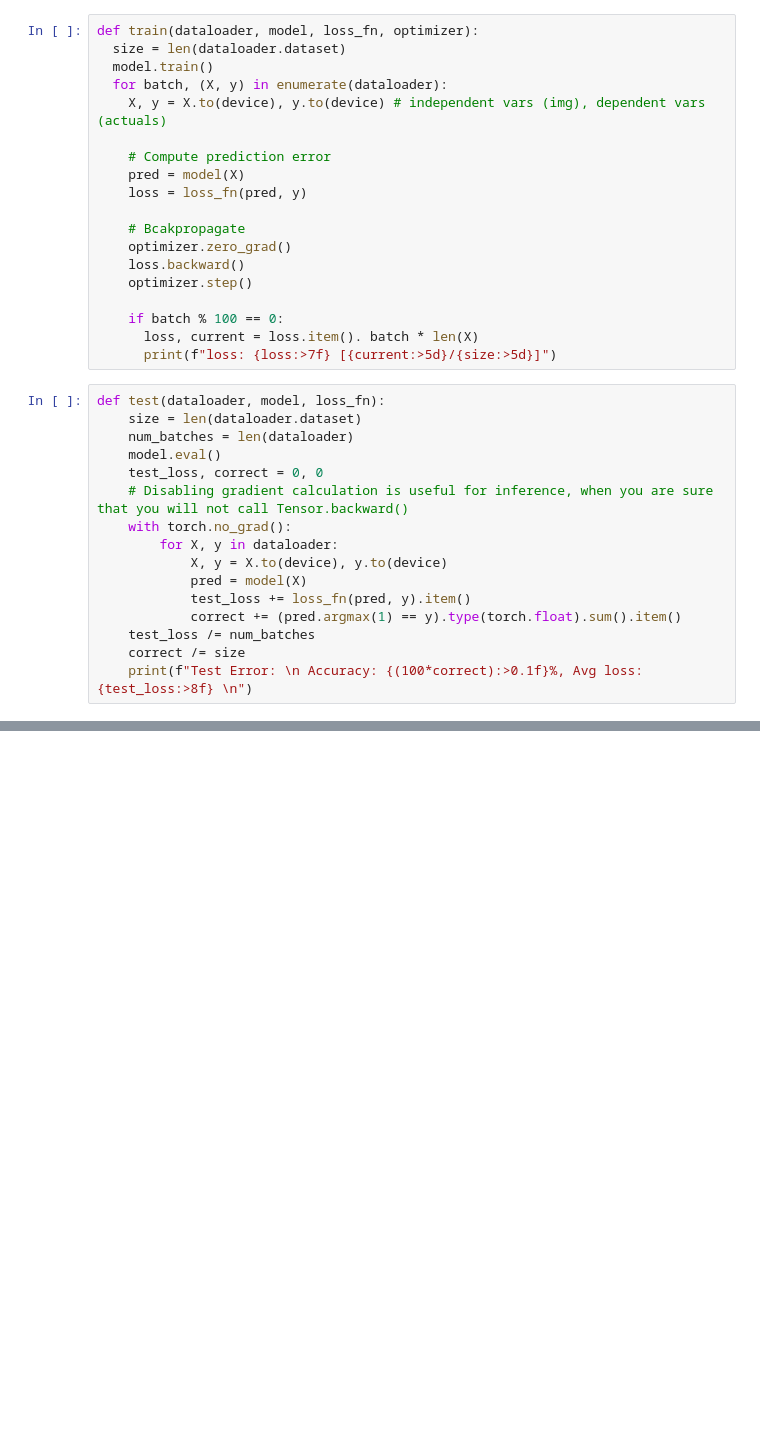
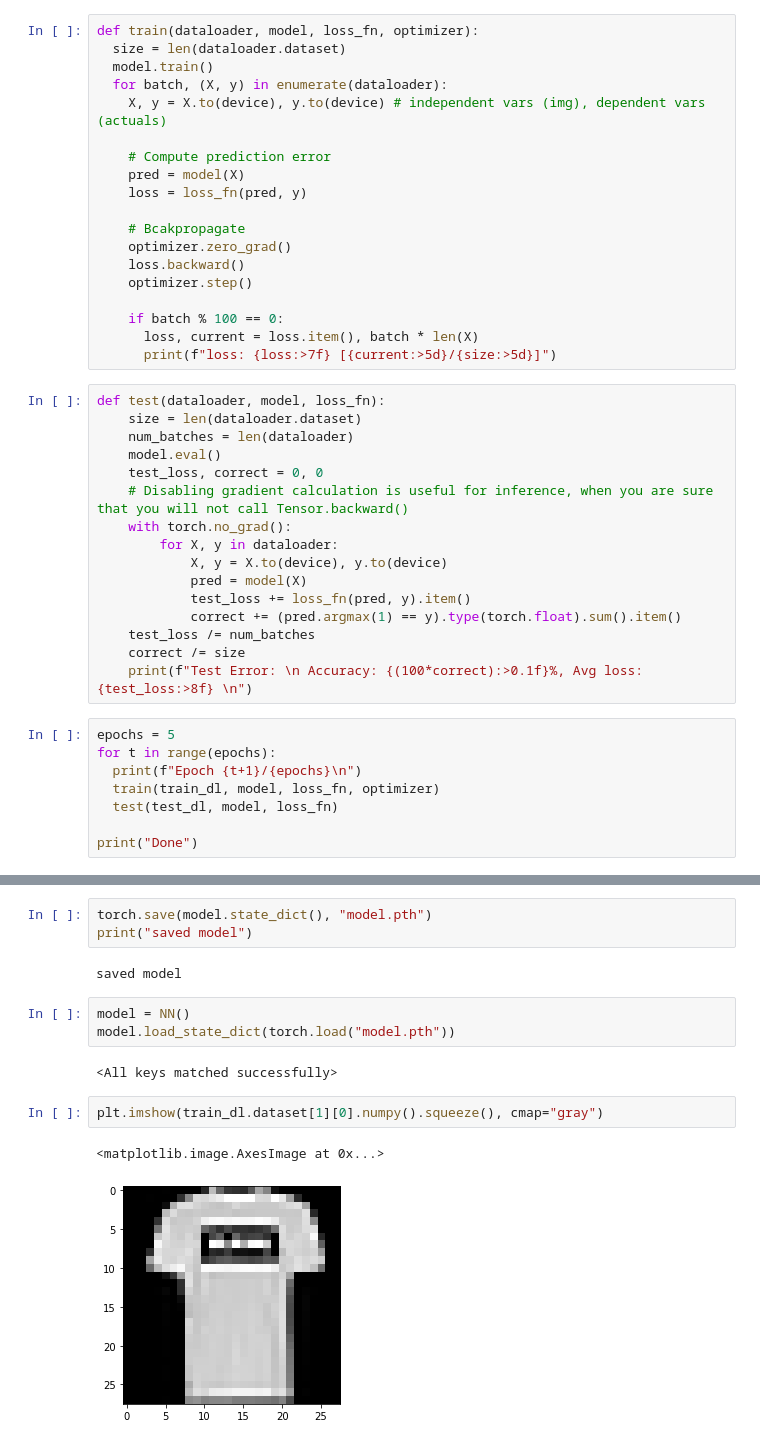
Before and after one commit to Mechristed/minGPT, a Jupyter notebook: scratchpad.ipynb, the cells around one changed output, grey strips where cells are left out. Cells and saved outputs as stored; diff of their text form; blank space fills up the shorter version.

```diff
--- a/scratchpad.ipynb
+++ b/scratchpad.ipynb
@@ -125,7 +125,7 @@ def train(dataloader, model, loss_fn, optimizer):
     optimizer.step()
 
     if batch % 100 == 0:
-      loss, current = loss.item(). batch * len(X)
+      loss, current = loss.item(), batch * len(X)
       print(f"loss: {loss:>7f} [{current:>5d}/{size:>5d}]")
 # %%
 def test(dataloader, model, loss_fn):
@@ -143,3 +143,11 @@ def test(dataloader, model, loss_fn):
     test_loss /= num_batches
     correct /= size
     print(f"Test Error: \n Accuracy: {(100*correct):>0.1f}%, Avg loss: {test_loss:>8f} \n")
+# %%
+epochs = 5
+for t in range(epochs):
+  print(f"Epoch {t+1}/{epochs}\n")
+  train(train_dl, model, loss_fn, optimizer)
+  test(test_dl, model, loss_fn)
+
+print("Done")
@@ -145,0 +172,15 @@ def test(dataloader, model, loss_fn):
+# %%
+torch.save(model.state_dict(), "model.pth")
+print("saved model")
+# %% [output]
+saved model
+# %%
+model = NN()
+model.load_state_dict(torch.load("model.pth"))
+# %% [output]
+<All keys matched successfully>
+# %%
+plt.imshow(train_dl.dataset[1][0].numpy().squeeze(), cmap="gray")
+# %% [output]
+<matplotlib.image.AxesImage at 0x...>
+[figure, added]
```
Also changed, not shown: parts of 3 cells of this notebook.
